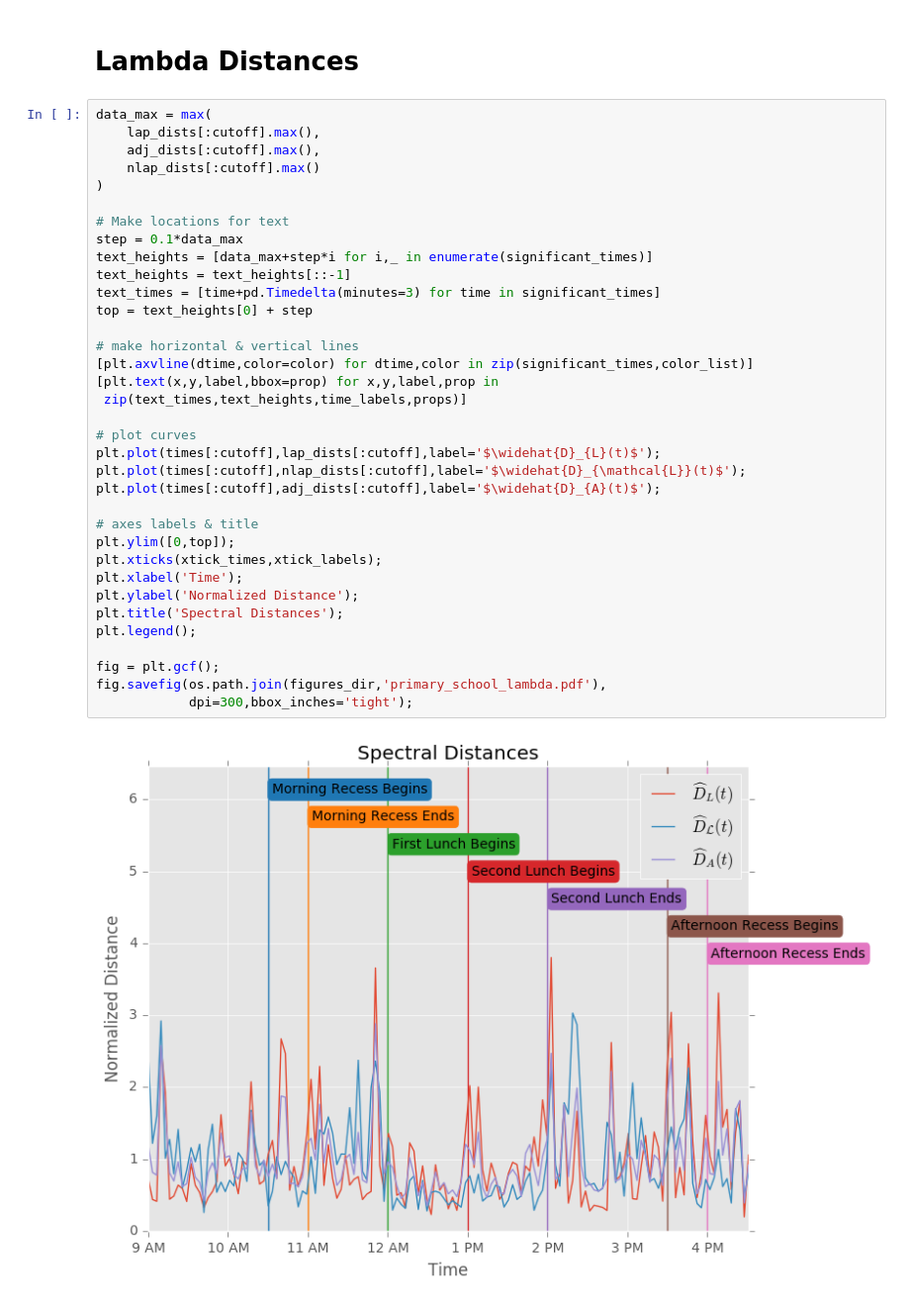
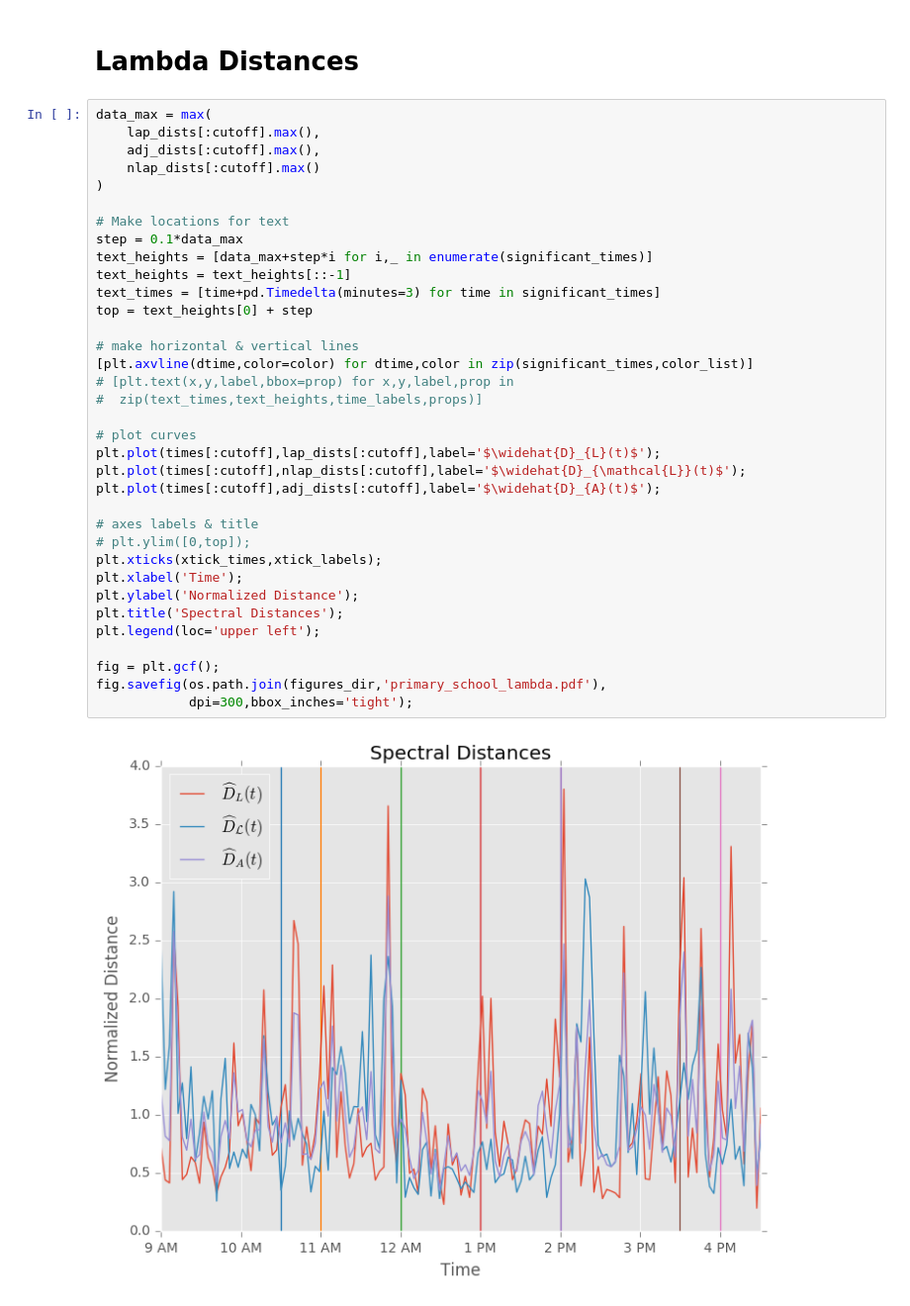
Before and after one commit to peterewills/graph_metrics_paper_code, a Jupyter notebook: primary_school.ipynb, the cells around one changed output. Shown at 99% size. Saved outputs shown, nothing was run; the diff lists cells and outputs as text.

```diff
--- a/primary_school.ipynb
+++ b/primary_school.ipynb
@@ -158,35 +195,35 @@ data_max = max(
     lap_dists[:cutoff].max(),
     adj_dists[:cutoff].max(),
     nlap_dists[:cutoff].max()
 )
 
 # Make locations for text
 step = 0.1*data_max
 text_heights = [data_max+step*i for i,_ in enumerate(significant_times)]
 text_heights = text_heights[::-1]
 text_times = [time+pd.Timedelta(minutes=3) for time in significant_times]
 top = text_heights[0] + step
 
 # make horizontal & vertical lines
 [plt.axvline(dtime,color=color) for dtime,color in zip(significant_times,color_list)]
-[plt.text(x,y,label,bbox=prop) for x,y,label,prop in
- zip(text_times,text_heights,time_labels,props)]
+# [plt.text(x,y,label,bbox=prop) for x,y,label,prop in
+#  zip(text_times,text_heights,time_labels,props)]
 
 # plot curves
 plt.plot(times[:cutoff],lap_dists[:cutoff],label='$\widehat{D}_{L}(t)$');
 plt.plot(times[:cutoff],nlap_dists[:cutoff],label='$\widehat{D}_{\mathcal{L}}(t)$');
 plt.plot(times[:cutoff],adj_dists[:cutoff],label='$\widehat{D}_{A}(t)$');
 
 # axes labels & title
-plt.ylim([0,top]);
+# plt.ylim([0,top]);
 plt.xticks(xtick_times,xtick_labels);
 plt.xlabel('Time');
 plt.ylabel('Normalized Distance');
 plt.title('Spectral Distances');
-plt.legend();
+plt.legend(loc='upper left');
 
 fig = plt.gcf();
 fig.savefig(os.path.join(figures_dir,'primary_school_lambda.pdf'),
             dpi=300,bbox_inches='tight');
 # %% [output]
-[figure, old version]
+[figure, new version]
```
Also changed, not shown: parts of 3 cells of this notebook, 1 other file.
